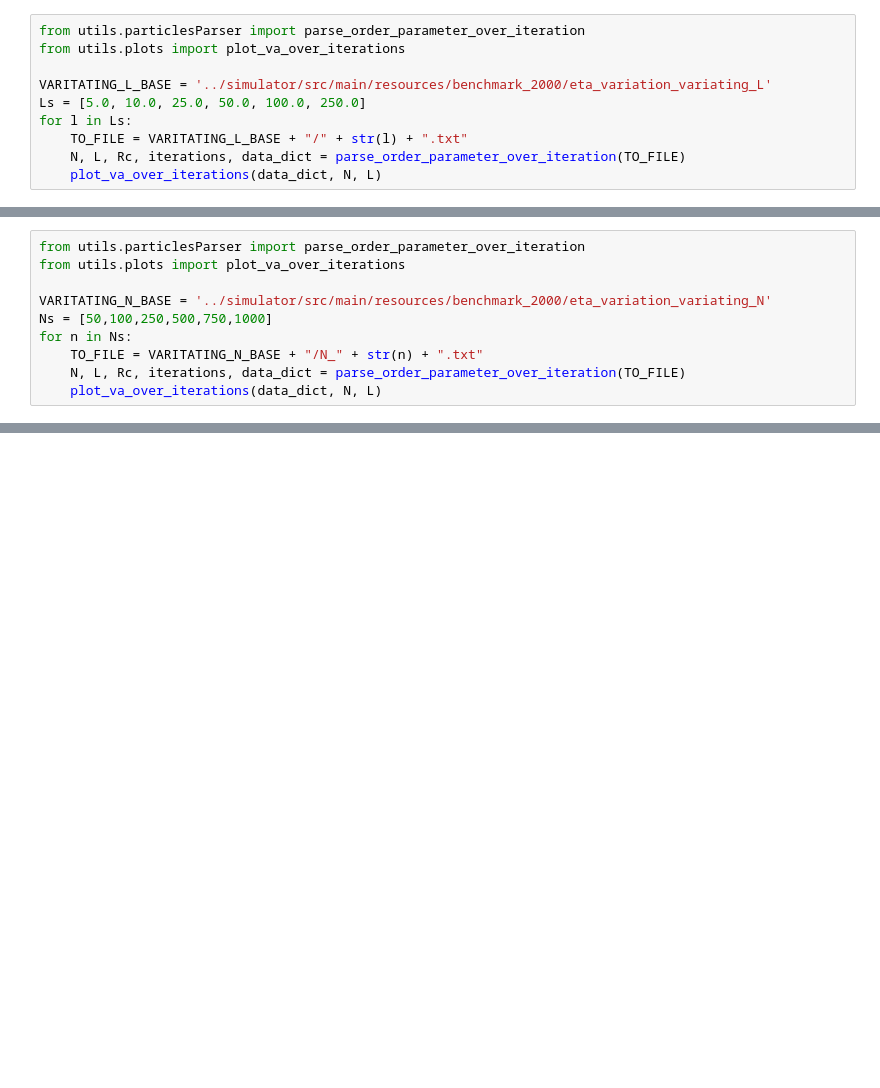
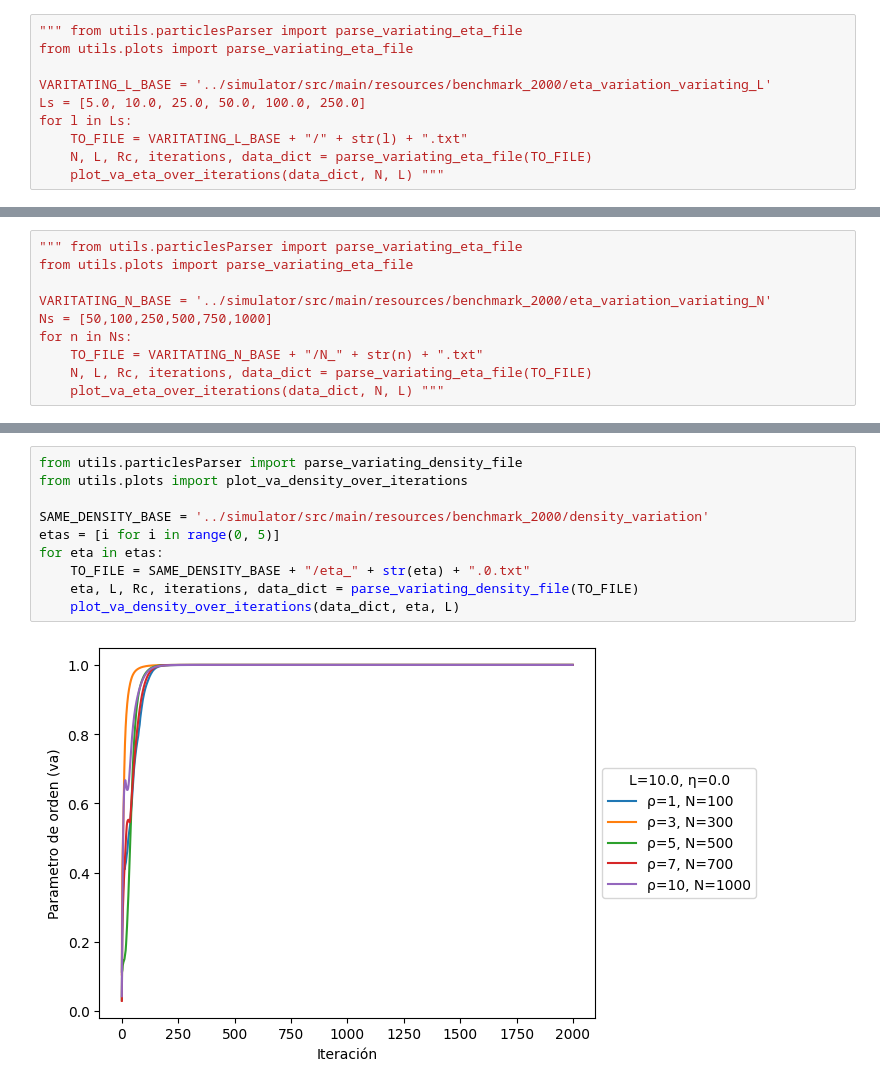
Before and after one commit to lukyferreiro/TPs-SS, a Jupyter notebook: TP2/animation/benchmark_2000.ipynb, the cells around one changed output, grey strips where cells are left out. Saved outputs shown, nothing was run; the diff lists cells and outputs as text; blank space fills up the shorter version.

```diff
--- a/TP2/animation/benchmark_2000.ipynb
+++ b/TP2/animation/benchmark_2000.ipynb
@@ -17,11 +26,11 @@ for n in Ns:
 # %%
-from utils.particlesParser import parse_order_parameter_over_iteration
-from utils.plots import plot_va_over_iterations
+""" from utils.particlesParser import parse_variating_eta_file
+from utils.plots import parse_variating_eta_file
 
 VARITATING_L_BASE = '../simulator/src/main/resources/benchmark_2000/eta_variation_variating_L'
 Ls = [5.0, 10.0, 25.0, 50.0, 100.0, 250.0]
 for l in Ls:
     TO_FILE = VARITATING_L_BASE + "/" + str(l) + ".txt"
-    N, L, Rc, iterations, data_dict = parse_order_parameter_over_iteration(TO_FILE)
-    plot_va_over_iterations(data_dict, N, L)
+    N, L, Rc, iterations, data_dict = parse_variating_eta_file(TO_FILE)
+    plot_va_eta_over_iterations(data_dict, N, L) """
 # %% [output]
@@ -34,11 +38,11 @@ for l in Ls:
 # %%
-from utils.particlesParser import parse_order_parameter_over_iteration
-from utils.plots import plot_va_over_iterations
+""" from utils.particlesParser import parse_variating_eta_file
+from utils.plots import parse_variating_eta_file
 
 VARITATING_N_BASE = '../simulator/src/main/resources/benchmark_2000/eta_variation_variating_N'
 Ns = [50,100,250,500,750,1000]
 for n in Ns:
     TO_FILE = VARITATING_N_BASE + "/N_" + str(n) + ".txt"
-    N, L, Rc, iterations, data_dict = parse_order_parameter_over_iteration(TO_FILE)
-    plot_va_over_iterations(data_dict, N, L)
+    N, L, Rc, iterations, data_dict = parse_variating_eta_file(TO_FILE)
+    plot_va_eta_over_iterations(data_dict, N, L) """
 # %% [output]
@@ -78,0 +68,12 @@ Error:
+# %%
+from utils.particlesParser import parse_variating_density_file
+from utils.plots import plot_va_density_over_iterations
+
+SAME_DENSITY_BASE = '../simulator/src/main/resources/benchmark_2000/density_variation'
+etas = [i for i in range(0, 5)]
+for eta in etas:
+    TO_FILE = SAME_DENSITY_BASE + "/eta_" + str(eta) + ".0.txt"
+    eta, L, Rc, iterations, data_dict = parse_variating_density_file(TO_FILE)
+    plot_va_density_over_iterations(data_dict, eta, L)
+# %% [output]
+[figure, added]
```
Also changed, not shown: parts of 9 cells of this notebook, 13 other files.
